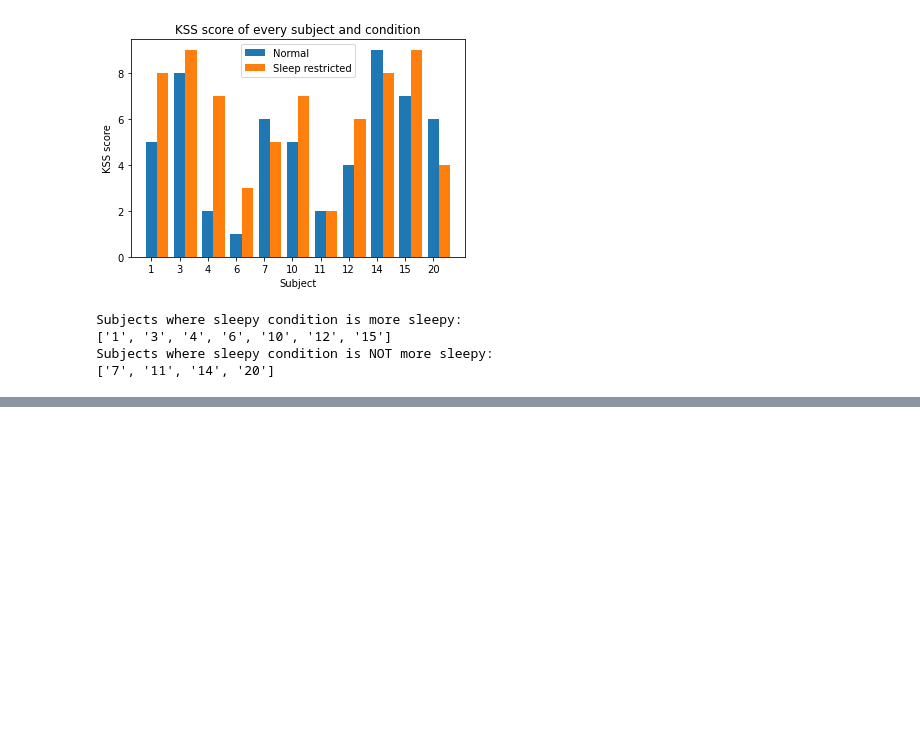
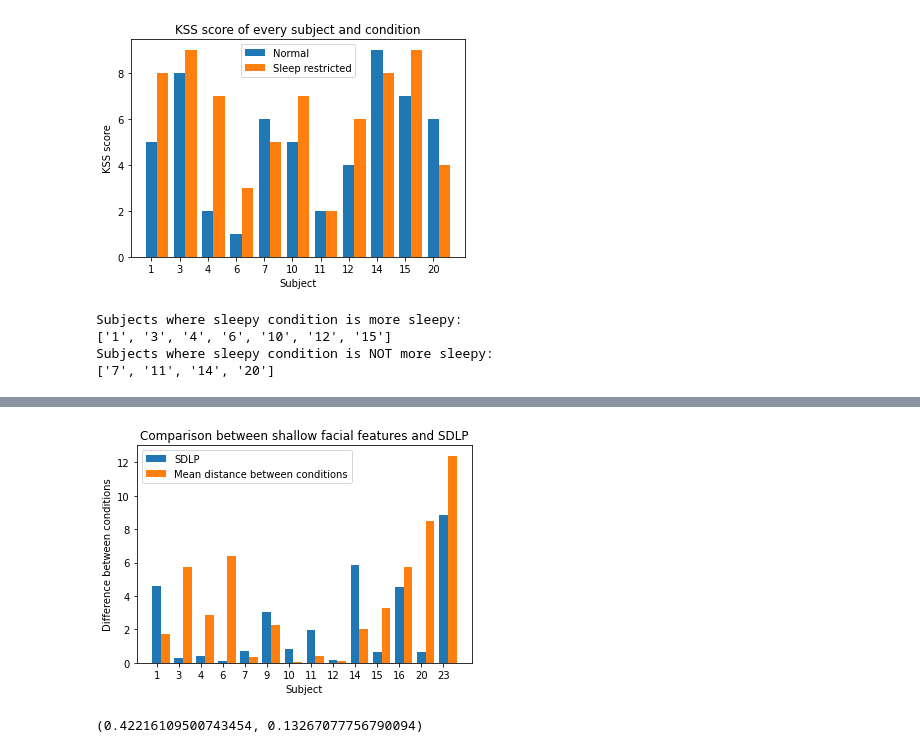
Before and after one commit to fruste/driver-drowsiness, a Jupyter notebook: code/multi_modal.ipynb, the cells around one changed output, grey strips where cells are left out. Cells and saved outputs as stored; diff of their text form; code cells hidden in the pictures; blank space fills up the shorter version.

```diff
--- a/code/multi_modal.ipynb
+++ b/code/multi_modal.ipynb
@@ -121,0 +242,18 @@ Subjects where sleepy condition is NOT more sleepy:
+# %%
+plt.bar(X_sdlp , sdlp_change , width = 0.4, label = 'SDLP')
+plt.bar(X_sdlp + 0.4, list(np.array(distances)* 0.10 ), width = 0.4, label = 'Mean distance between conditions')
+plt.legend()
+plt.xticks(X_sdlp, labels)
+plt.xlabel('Subject')
+plt.ylabel('Difference between conditions')
+plt.title('Comparison between shallow facial features and SDLP')
+
+plt.savefig('../final_figures/sdlp_dist_comparison.jpg')
+plt.show()
+# %% [output]
+[figure, added]
+# %%
+from scipy.stats import pearsonr
+pearsonr(sdlp_change, np.array(distances) * 0.10)
+# %% [output]
+(0.42216109500743454, 0.13267077756790094)
```
Also changed, not shown: parts of 12 cells of this notebook, 3 other files.
